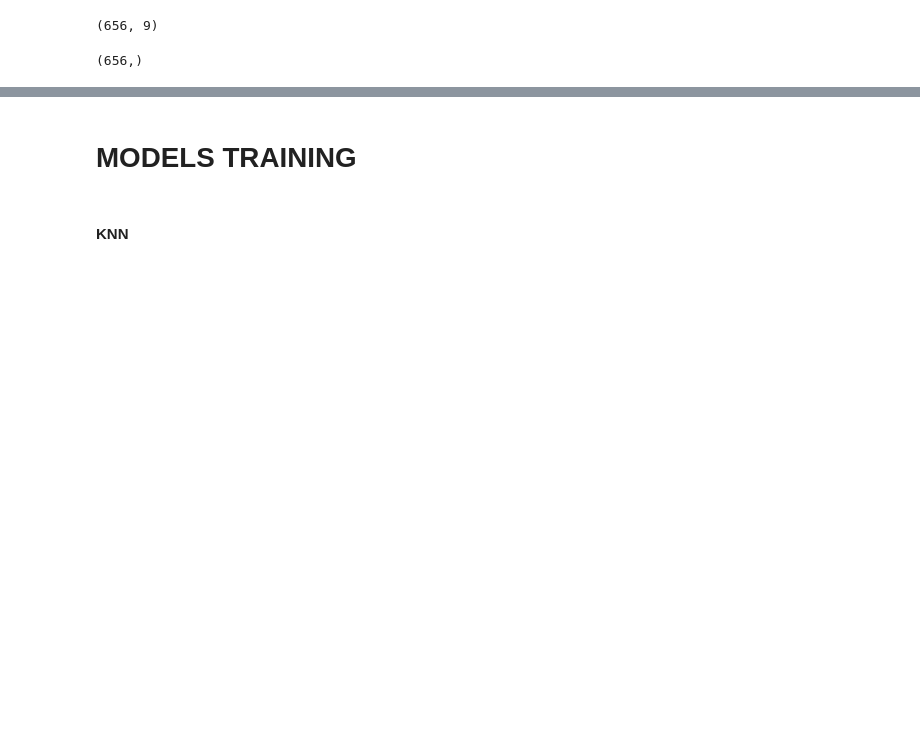
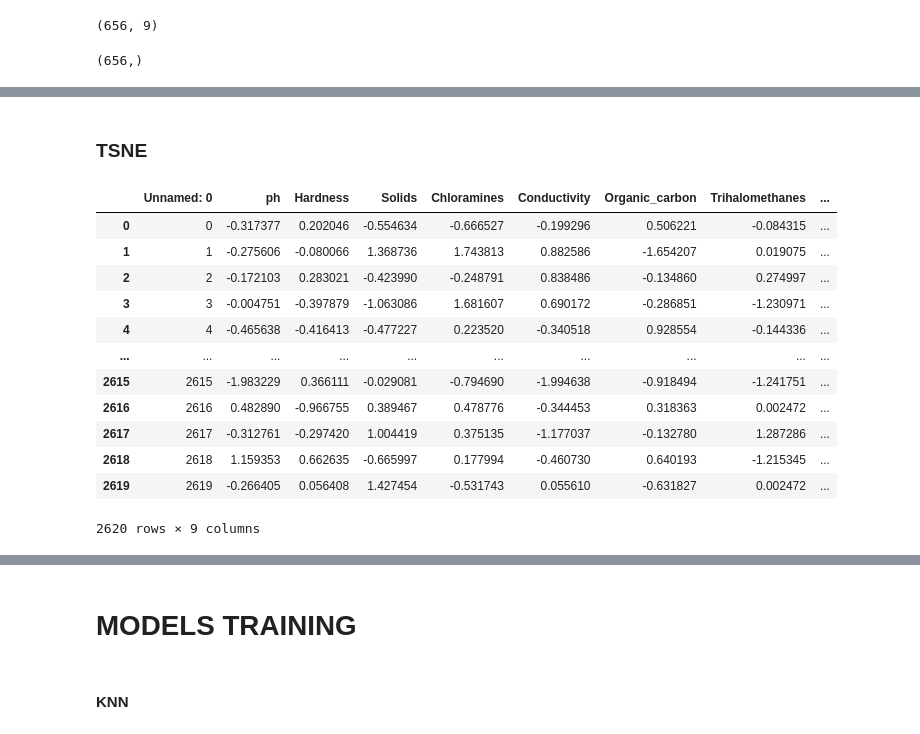
Before and after one commit to Gabriel-Meloo/classification, a Jupyter notebook: modelo_treino.ipynb, the cells around one changed output, grey strips where cells are left out. Saved outputs shown, nothing was run; the diff lists cells and outputs as text; code cells hidden in the pictures; blank space fills up the shorter version.

```diff
--- a/modelo_treino.ipynb
+++ b/modelo_treino.ipynb
@@ -28,0 +68,18 @@ y_test.shape
+# %% [markdown]
+### TSNE
+# %%
+X_train
+# %% [output]
+|  | Unnamed: 0 | ph | Hardness | Solids | Chloramines | Conductivity | Organic_carbon | Trihalomethanes | ... |
+| 0 | 0 | -0.317377 | 0.202046 | -0.554634 | -0.666527 | -0.199296 | 0.506221 | -0.084315 | ... |
+| 1 | 1 | -0.275606 | -0.080066 | 1.368736 | 1.743813 | 0.882586 | -1.654207 | 0.019075 | ... |
+| 2 | 2 | -0.172103 | 0.283021 | -0.423990 | -0.248791 | 0.838486 | -0.134860 | 0.274997 | ... |
+| 3 | 3 | -0.004751 | -0.397879 | -1.063086 | 1.681607 | 0.690172 | -0.286851 | -1.230971 | ... |
+| 4 | 4 | -0.465638 | -0.416413 | -0.477227 | 0.223520 | -0.340518 | 0.928554 | -0.144336 | ... |
+| ... | ... | ... | ... | ... | ... | ... | ... | ... | ... |
+| 2615 | 2615 | -1.983229 | 0.366111 | -0.029081 | -0.794690 | -1.994638 | -0.918494 | -1.241751 | ... |
+| 2616 | 2616 | 0.482890 | -0.966755 | 0.389467 | 0.478776 | -0.344453 | 0.318363 | 0.002472 | ... |
+| 2617 | 2617 | -0.312761 | -0.297420 | 1.004419 | 0.375135 | -1.177037 | -0.132780 | 1.287286 | ... |
+| 2618 | 2618 | 1.159353 | 0.662635 | -0.665997 | 0.177994 | -0.460730 | 0.640193 | -1.215345 | ... |
+| 2619 | 2619 | -0.266405 | 0.056408 | 1.427454 | -0.531743 | 0.055610 | -0.631827 | 0.002472 | ... |
+2620 rows × 9 columns
```
Also changed, not shown: parts of 20 cells of this notebook, 1 other file.
